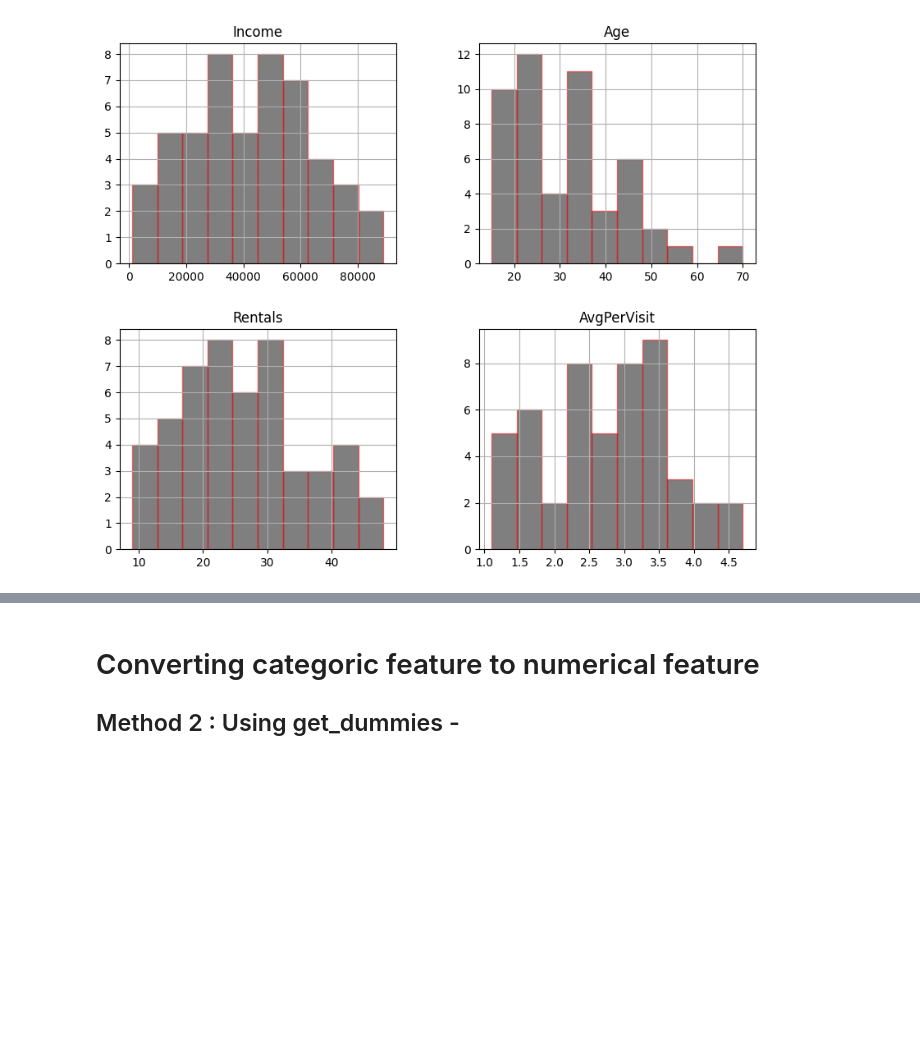
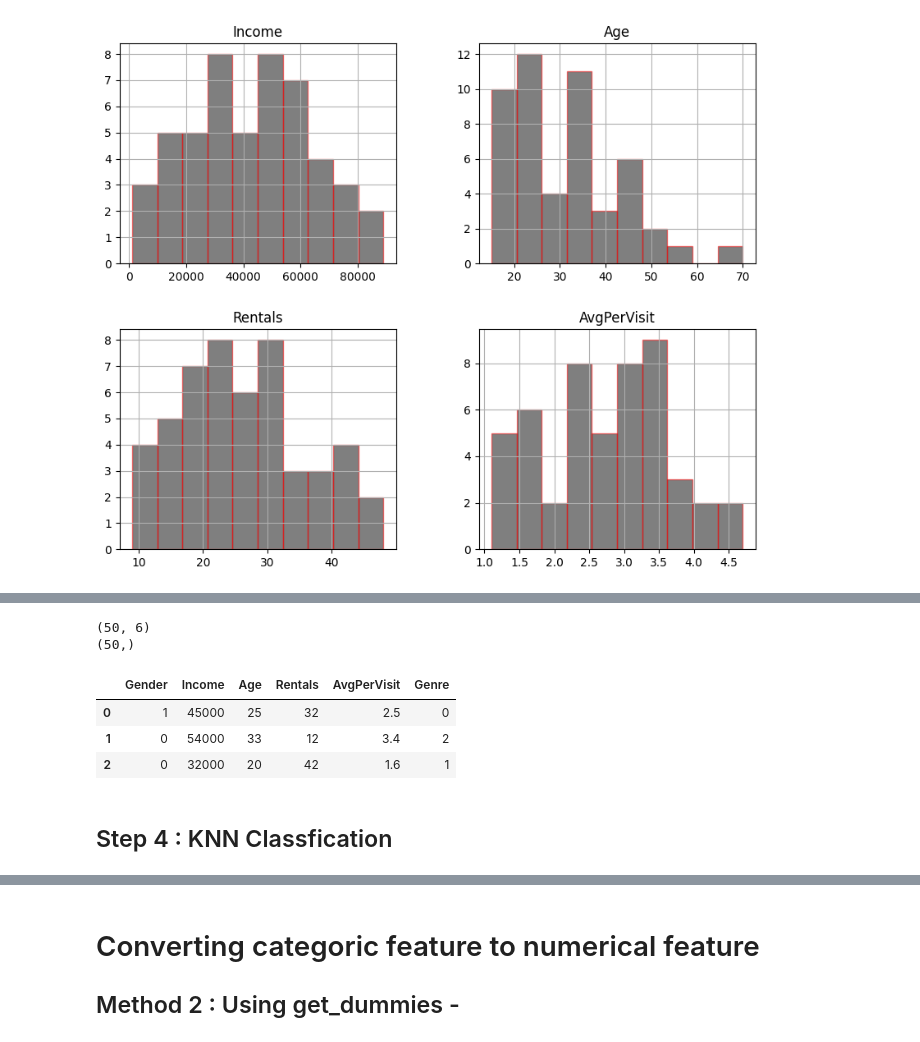
Before and after one commit to va23274/CI345_ML, a Jupyter notebook: Lab8_KNN_MovieStore_finished_By_Arsilbhai_vahora.ipynb, the cells around one changed output, grey strips where cells are left out. Cells and saved outputs as stored; diff of their text form; code cells hidden in the pictures; blank space fills up the shorter version.

```diff
--- a/Lab8_KNN_MovieStore_finished_By_Arsilbhai_vahora.ipynb
+++ b/Lab8_KNN_MovieStore_finished_By_Arsilbhai_vahora.ipynb
@@ -181,8 +202,10 @@ df = orginal_vtable
 from sklearn.preprocessing import LabelEncoder
 
 # All category feature need to transfer to numeric feature
-encoder = LabelEncoder()
-df= df.apply(encoder.fit_transform)
+le = LabelEncoder()
+df['Gender']= le.fit_transform(df['Gender'])
+df['Genre']= le.fit_transform(df['Genre'])
+df['Like']= le.fit_transform(df['Like'])
 print(df.dtypes)
 print(df.head(2))
 
@@ -194,14 +238,24 @@ df.head(2)
 # %%
 # Current process data has not category
-vtable = df_use_LabelEncoder
+
+vtable_after_LabelEncoder = df
 # Seperate data part
 v_data = vtable[['Gender','Income','Age','Rentals', 'AvgPerVisit','Genre']]
 # Get target
 v_target = vtable['Like']
 
 print(v_data.shape)
 print(v_target.shape)
 v_data.head(3)
+# %% [output]
+(50, 6)
+(50,)
+|  | Gender | Income | Age | Rentals | AvgPerVisit | Genre |
+| 0 | 1 | 45000 | 25 | 32 | 2.5 | 0 |
+| 1 | 0 | 54000 | 33 | 12 | 3.4 | 2 |
+| 2 | 0 | 32000 | 20 | 42 | 1.6 | 1 |
+# %% [markdown]
+## Step 4 : KNN Classfication
 # %%
 # Step 3: Split Dataset
 from sklearn.model_selection import train_test_split
```
Also changed, not shown: parts of 23 cells of this notebook.
